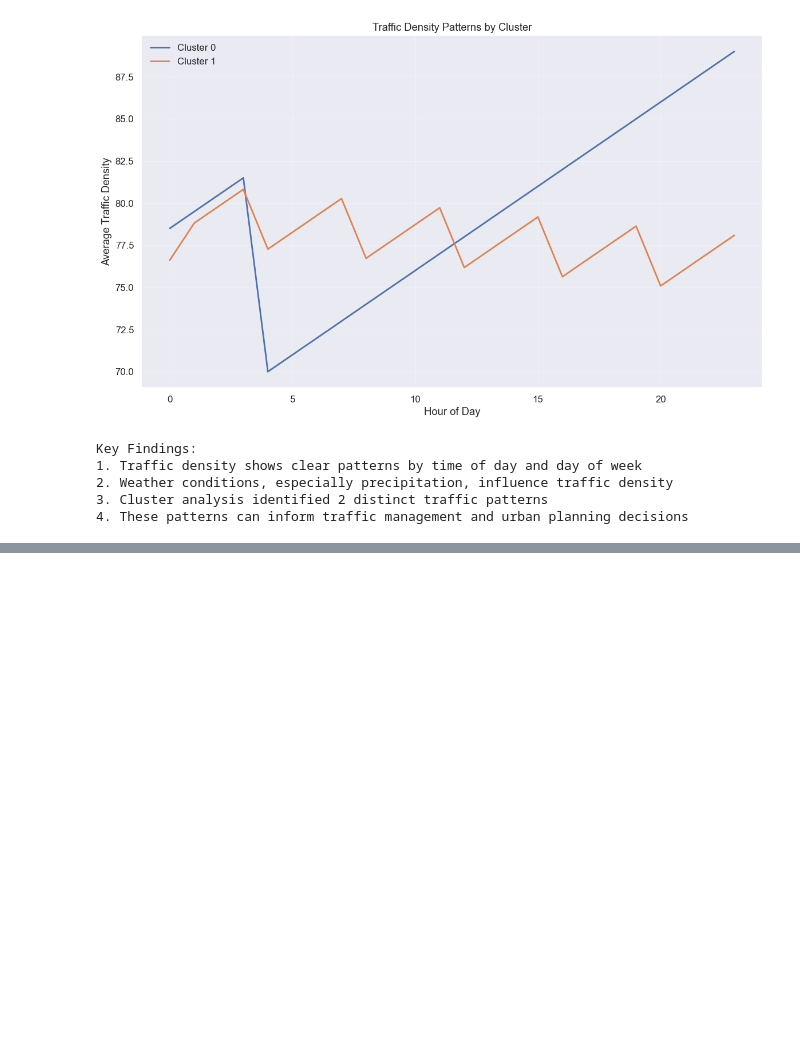
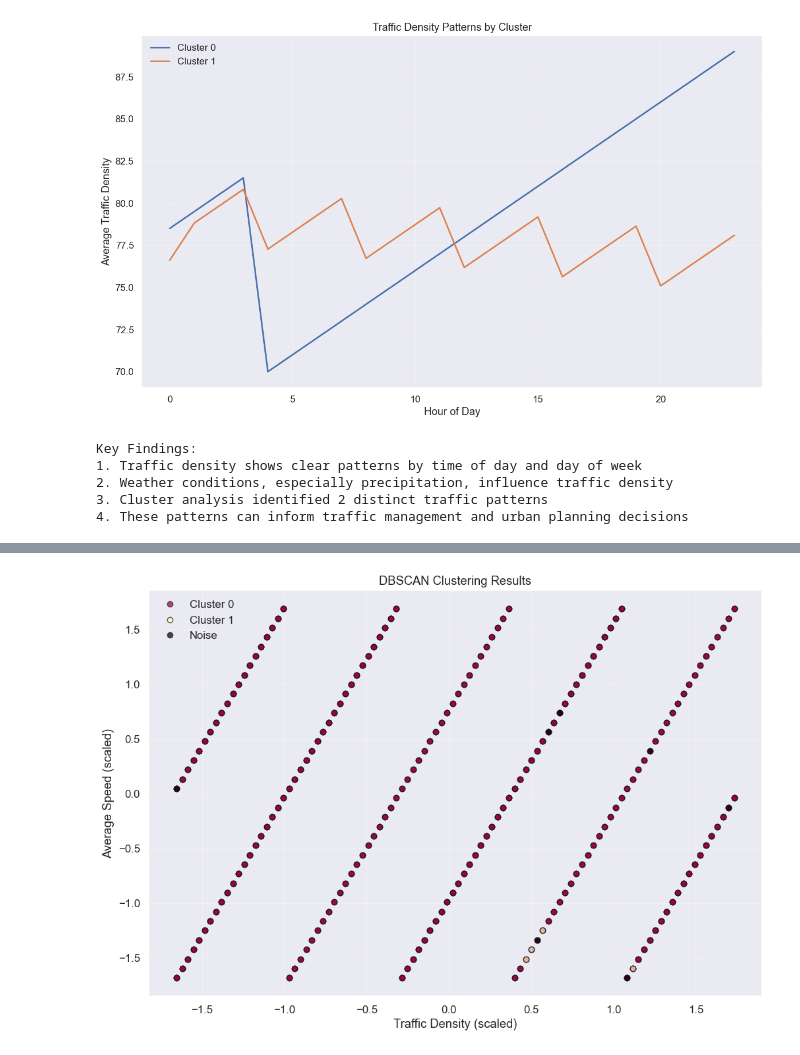
Before and after one commit to oguzkarcan/istanbul-traffic-analysis, a Jupyter notebook: Istanbul_Traffic_Analysis.ipynb, the cells around one changed output, grey strips where cells are left out. Saved outputs shown, nothing was run; the diff lists cells and outputs as text; code cells hidden in the pictures; blank space fills up the shorter version.

```diff
--- a/Istanbul_Traffic_Analysis.ipynb
+++ b/Istanbul_Traffic_Analysis.ipynb
@@ -299,0 +564,77 @@ Key Findings:
+# %%
+from sklearn.cluster import DBSCAN
+from sklearn.metrics import silhouette_score
+
+print("Performing DBSCAN Clustering...")
+
+dbscan_features = ['traffic_density', 'average_speed', 'hour', 'temperature', 'precipitation']
+dbscan_data = enriched_data[dbscan_features].copy()
+
+scaler_dbscan = StandardScaler()
+dbscan_scaled = scaler_dbscan.fit_transform(dbscan_data)
+
+eps_values = np.arange(0.3, 2.0, 0.1)
+min_samples_values = [3, 5, 10]
+
+best_score = -1
+best_params = {}
+results = []
+
+for eps in eps_values:
+    for min_samples in min_samples_values:
+        dbscan = DBSCAN(eps=eps, min_samples=min_samples)
+        labels = dbscan.fit_predict(dbscan_scaled)
+
+        n_clusters = len(set(labels)) - (1 if -1 in labels else 0)
+        n_noise = list(labels).count(-1)
+
+        if n_clusters > 1 and n_noise < len(labels) * 0.5:
+            score = silhouette_score(dbscan_scaled, labels)
+            results.append({
+                'eps': eps,
+                'min_samples': min_samples,
+                'n_clusters': n_clusters,
+                'n_noise': n_noise,
+                'silhouette_score': score
+            })
+
+            if score > best_score:
+                best_score = score
+                best_params = {'eps': eps, 'min_samples': min_samples}
+
+print(f"Best parameters: eps={best_params['eps']:.2f}, min_samples={best_params['min_samples']}")
+print(f"Best silhouette score: {best_score:.4f}")
+
+best_dbscan = DBSCAN(eps=best_params['eps'], min_samples=best_params['min_samples'])
+dbscan_labels = best_dbscan.fit_predict(dbscan_scaled)
+
+n_clusters_final = len(set(dbscan_labels)) - (1 if -1 in dbscan_labels else 0)
+n_noise_final = list(dbscan_labels).count(-1)
+
+print(f"Number of clusters: {n_clusters_final}")
+print(f"Number of noise points: {n_noise_final}")
+
+enriched_data['dbscan_cluster'] = dbscan_labels
+
+plt.figure(figsize=(12, 8))
+unique_labels = set(dbscan_labels)
+colors = plt.cm.Spectral(np.linspace(0, 1, len(unique_labels)))
+
+for k, col in zip(unique_labels, colors):
+    if k == -1:
+        col = [0, 0, 0, 1]
+
+    class_member_mask = (dbscan_labels == k)
+
+    xy = dbscan_scaled[class_member_mask]
+    plt.plot(xy[:, 0], xy[:, 1], 'o', markerfacecolor=tuple(col),
+             markeredgecolor='k', markersize=6, alpha=0.7,
+             label=f'Cluster {k}' if k != -1 else 'Noise')
+
+plt.title('DBSCAN Clustering Results')
+plt.xlabel('Traffic Density (scaled)')
+plt.ylabel('Average Speed (scaled)')
+plt.legend()
+plt.grid(True, alpha=0.3)
+plt.show()
+# %% [output]
@@ -299,0 +646 @@ Key Findings:
+[figure, added]
```
Also changed, not shown: parts of 11 cells of this notebook.
